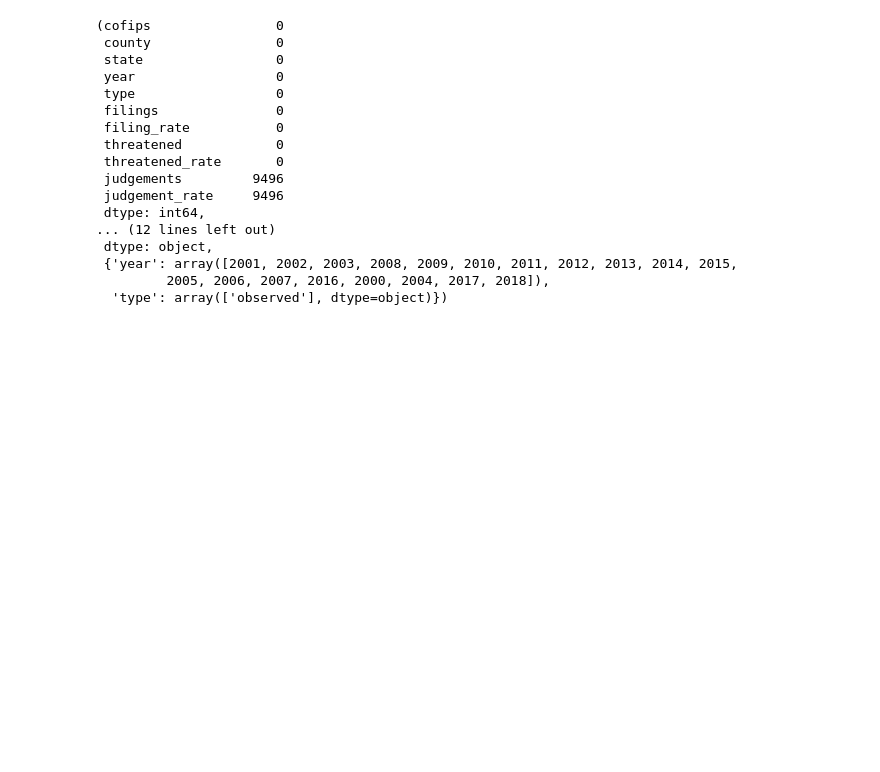
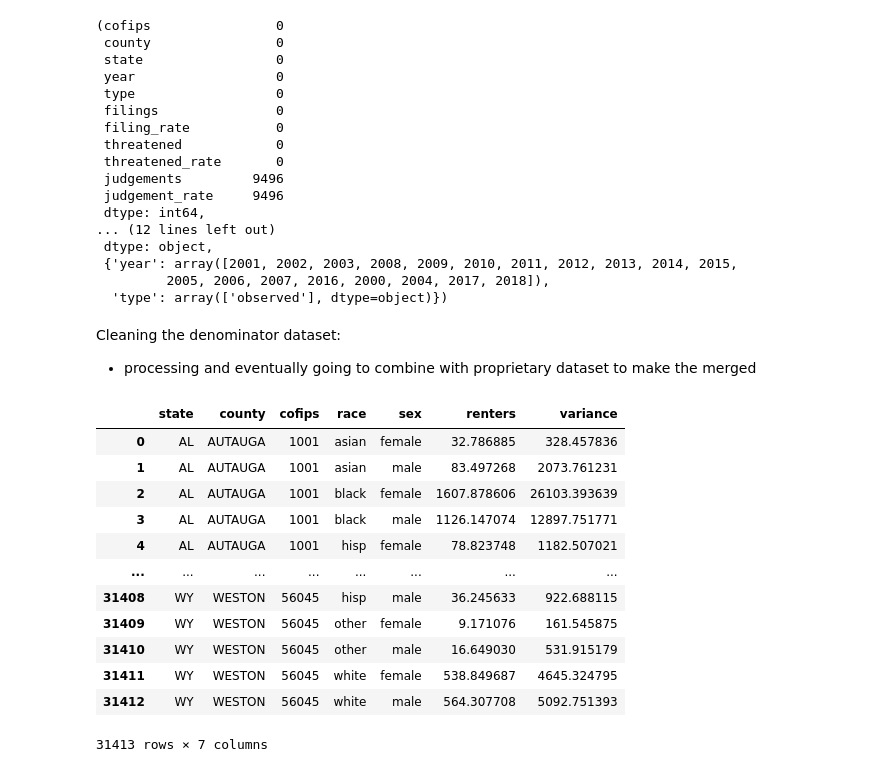
Before and after one commit to achoi1107/eviction_pattern_project, a Jupyter notebook: data_management.ipynb, the cells around one changed output. Drawn from its saved outputs; the diff is of its cells as text; code cells hidden in the pictures; blank space fills up the shorter version.

```diff
--- a/data_management.ipynb
+++ b/data_management.ipynb
@@ -282,0 +285,19 @@ missing_values, duplicates, data_types, unique_values
+# %% [markdown]
+Cleaning the denominator dataset:
+- processing and eventually going to combine with proprietary dataset to make the merged
+# %%
+denominators_df
+# %% [output]
+|  | state | county | cofips | race | sex | renters | variance |
+| 0 | AL | AUTAUGA | 1001 | asian | female | 32.786885 | 328.457836 |
+| 1 | AL | AUTAUGA | 1001 | asian | male | 83.497268 | 2073.761231 |
+| 2 | AL | AUTAUGA | 1001 | black | female | 1607.878606 | 26103.393639 |
+| 3 | AL | AUTAUGA | 1001 | black | male | 1126.147074 | 12897.751771 |
+| 4 | AL | AUTAUGA | 1001 | hisp | female | 78.823748 | 1182.507021 |
+| ... | ... | ... | ... | ... | ... | ... | ... |
+| 31408 | WY | WESTON | 56045 | hisp | male | 36.245633 | 922.688115 |
+| 31409 | WY | WESTON | 56045 | other | female | 9.171076 | 161.545875 |
+| 31410 | WY | WESTON | 56045 | other | male | 16.649030 | 531.915179 |
+| 31411 | WY | WESTON | 56045 | white | female | 538.849687 | 4645.324795 |
+| 31412 | WY | WESTON | 56045 | white | male | 564.307708 | 5092.751393 |
+31413 rows × 7 columns
```
Also changed, not shown: parts of 11 cells of this notebook, 3 other files.
